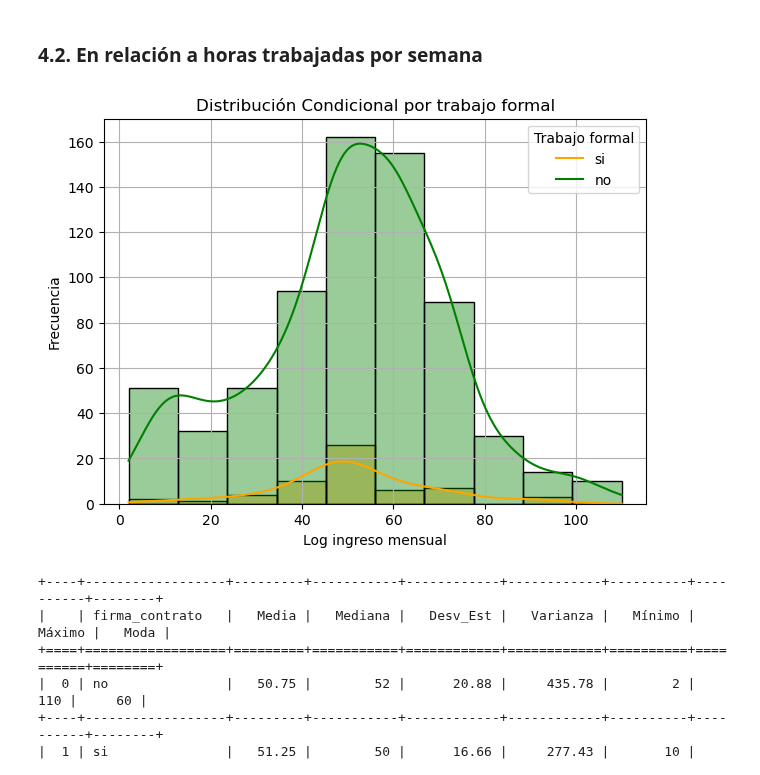
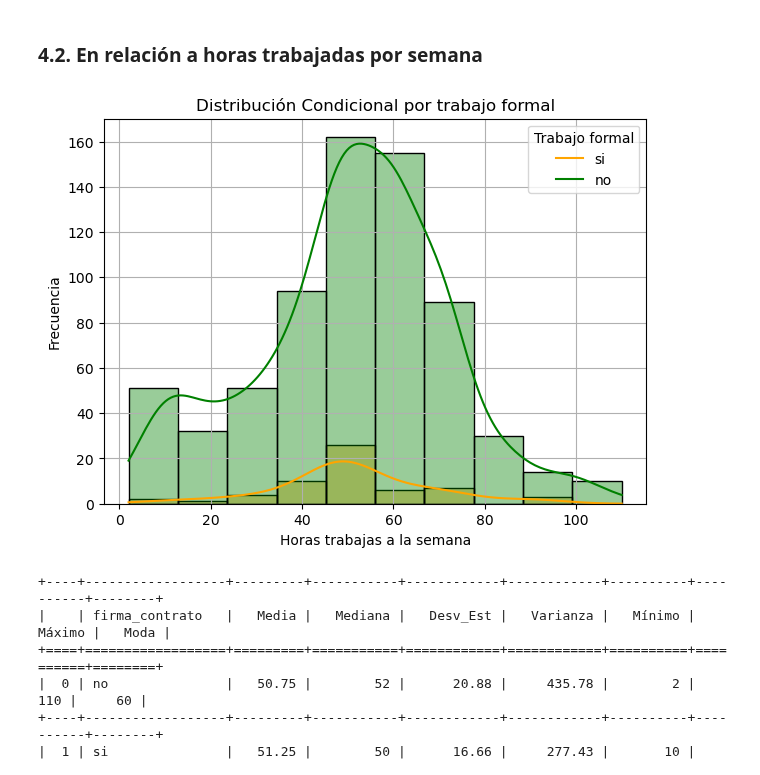
Before and after one commit to romloayza/econometria_tarea1, a Jupyter notebook: Tarea1_ENPOVE_Empleo.ipynb, the cells around one changed output. Cells and saved outputs as stored; diff of their text form; code cells hidden in the pictures.

Commit message:
interpretación #4, rip venezolanitos,

```diff
--- a/Tarea1_ENPOVE_Empleo.ipynb
+++ b/Tarea1_ENPOVE_Empleo.ipynb
@@ -104,12 +108,12 @@ coincidencias
 12486    True
 Name: codigo_unico, Length: 12487, dtype: bool
 # %%
-venezolanitos = pd.merge(m_residentes, m_empleo, on='codigo_unico', how='inner', suffixes=('_residente', '_empleo'))
+venezolanos = pd.merge(m_residentes, m_empleo, on='codigo_unico', how='inner', suffixes=('_residente', '_empleo'))
 # %% [markdown]
 Verificamos las columnas que se duplican y nos quedamos con las que aparecen en 'm_empleo'...
 # %%
-columnas_residente = set(venezolanitos.filter(regex='_residente').columns)
-columnas_empleo = set(venezolanitos.filter(regex='_empleo').columns)
+columnas_residente = set(venezolanos.filter(regex='_residente').columns)
+columnas_empleo = set(venezolanos.filter(regex='_empleo').columns)
 # %%
 for col_residente in columnas_residente:
     # Identificar el nombre base de la columna
@@ -118,9 +122,9 @@ for col_residente in columnas_residente:
 
     if col_empleo in columnas_empleo:
         # Priorizar la columna de m_empleo
-        venezolanitos[col_base] = venezolanitos[col_empleo]
+        venezolanos[col_base] = venezolanos[col_empleo]
         # Eliminar las columnas duplicadas
-        venezolanitos.drop([col_residente, col_empleo], axis=1, inplace=True)
+        venezolanos.drop([col_residente, col_empleo], axis=1, inplace=True)
 # %% [markdown]
 ### **Selección de variables**
 - p203: ¿Cuál es la relación de parentesco con el/la jefa del hogar? **[Categórica]**
@@ -133,7 +137,7 @@ for col_residente in columnas_residente:
 - p636: En Venezuela, ¿tenía usted trabajo antes de iniciar su viaje? **[Categórica]**
 # %%
 variables =['p203','p204', 'p205_a', 'p208', 'p613', 'p622_1', 'p636', 'estrato', 'p616a']
-filtraditos = venezolanitos[variables].copy()
+filtraditos = venezolanos[variables].copy()
 filtraditos
 # %% [output]
 |  | p203 | p204 | p205_a | p208 | p613 | p622_1 | p636 | estrato | p616a |
@@ -557,17 +564,17 @@ print(tabulate(est_ingreso_formal, headers='keys', tablefmt='grid'))
 # %%
 plt.figure(figsize=(7, 5))
 sns.histplot(filtraditos, x='horas_trabaja_sem', hue='firma_contrato', kde=True, bins=10,
              palette={'si': "orange", 'no': "green"}, alpha=0.4)
 
 # Ajustes del gráfico
 plt.title("Distribución Condicional por trabajo formal")
-plt.xlabel("Log ingreso mensual")
+plt.xlabel("Horas trabajas a la semana")
 plt.ylabel("Frecuencia")
 plt.legend(labels=["si", "no"], title="Trabajo formal")
 plt.grid(True)
 plt.show()
 # %% [output]
-[figure, old version]
+[figure, new version]
 # %%
 est_trabajo_formal = filtraditos.groupby('firma_contrato')['horas_trabaja_sem'].agg(
     Media='mean',
```
Also changed, not shown: parts of 3 cells of this notebook.
